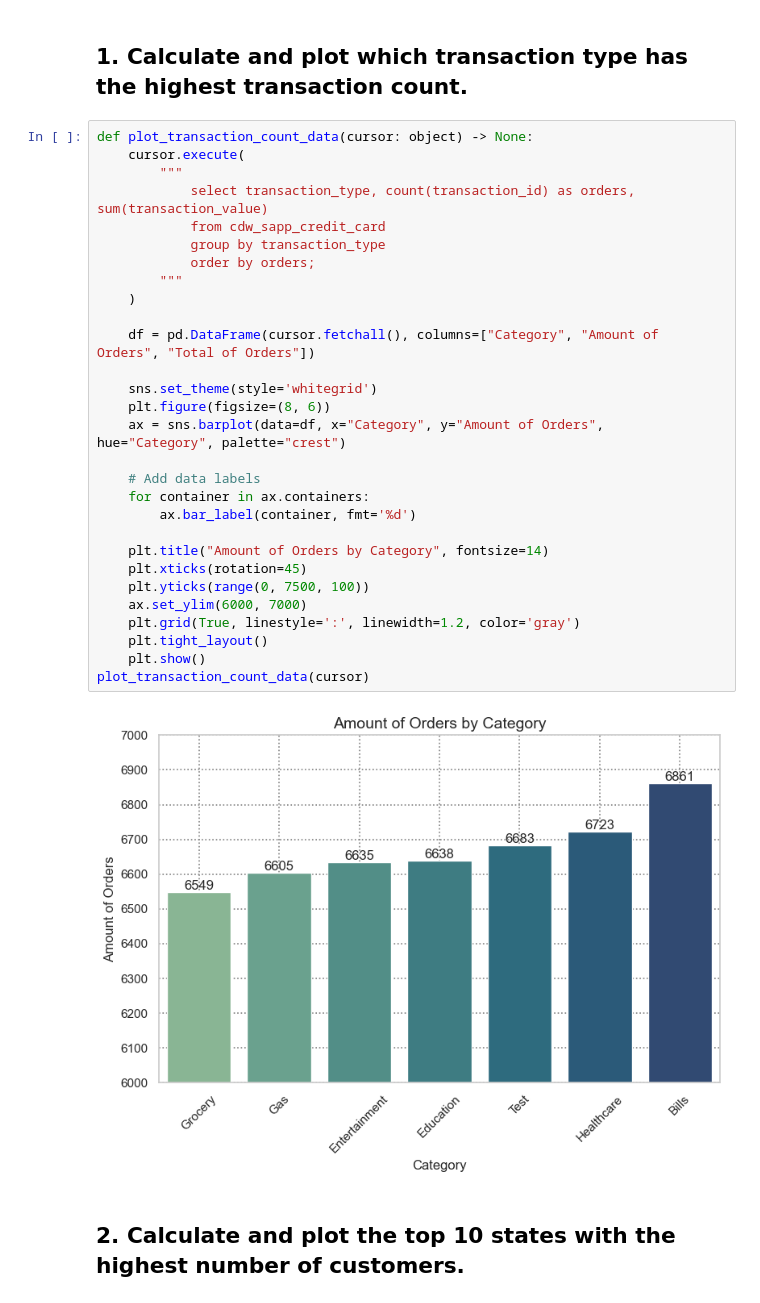
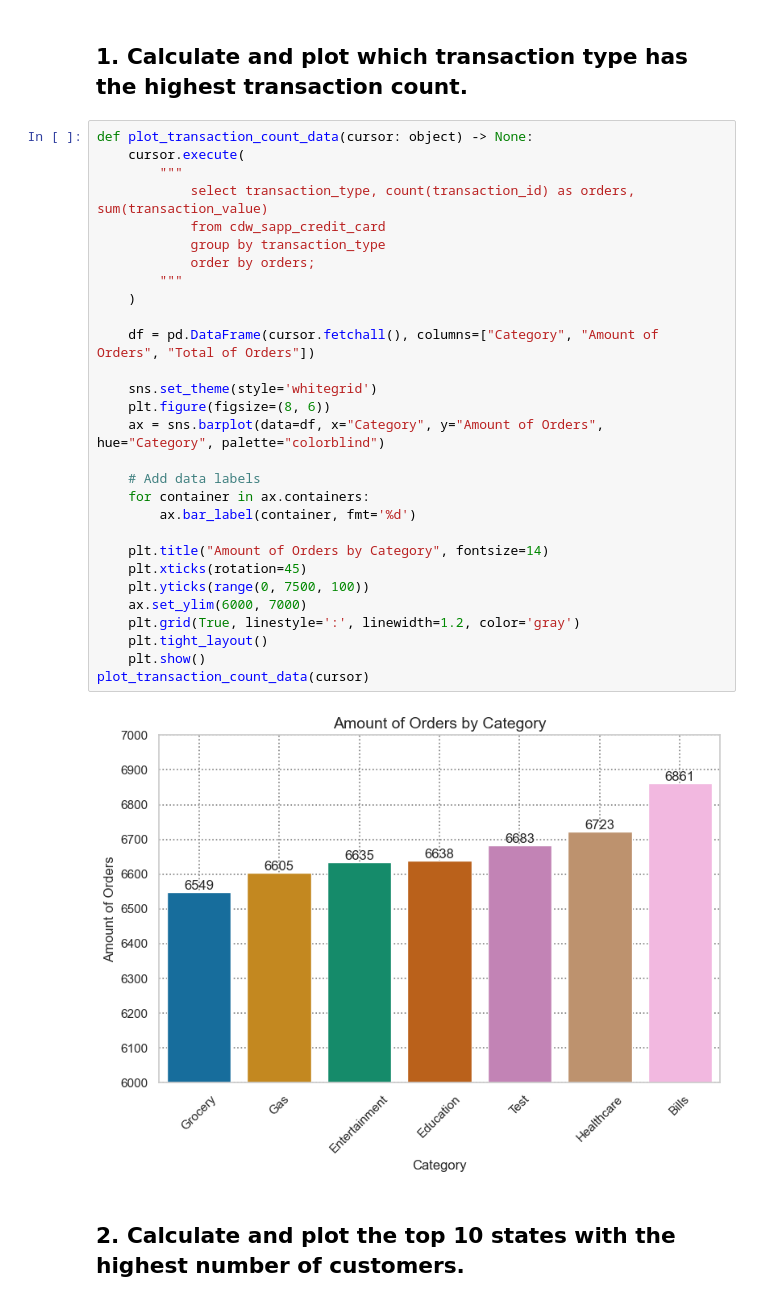
Before and after one commit to juanHunOfficial/data_capstone_proj, a Jupyter notebook: final_code/test_visuals.ipynb, the cells around one changed output. Drawn from its saved outputs; the diff is of its cells as text.

```diff
--- a/final_code/test_visuals.ipynb
+++ b/final_code/test_visuals.ipynb
@@ -34,34 +34,34 @@ conn, cursor = establish_db_conn()
 # %%
 def plot_transaction_count_data(cursor: object) -> None:
     cursor.execute(
         """
             select transaction_type, count(transaction_id) as orders, sum(transaction_value)
             from cdw_sapp_credit_card
             group by transaction_type
             order by orders;
         """
     )
 
     df = pd.DataFrame(cursor.fetchall(), columns=["Category", "Amount of Orders", "Total of Orders"])
 
     sns.set_theme(style='whitegrid')
     plt.figure(figsize=(8, 6))
-    ax = sns.barplot(data=df, x="Category", y="Amount of Orders", hue="Category", palette="crest")
+    ax = sns.barplot(data=df, x="Category", y="Amount of Orders", hue="Category", palette="colorblind")
 
     # Add data labels
     for container in ax.containers:
         ax.bar_label(container, fmt='%d')
 
     plt.title("Amount of Orders by Category", fontsize=14)
     plt.xticks(rotation=45)
     plt.yticks(range(0, 7500, 100))
     ax.set_ylim(6000, 7000)
     plt.grid(True, linestyle=':', linewidth=1.2, color='gray')
     plt.tight_layout()
     plt.show()
 plot_transaction_count_data(cursor)
 # %% [output]
-[figure, old version]
+[figure, new version]
 # %% [markdown]
 ## 2. Calculate and plot the top 10 states with the highest number of customers.
 # %%
```
Also changed, not shown: parts of 5 cells of this notebook, 3 other files.
